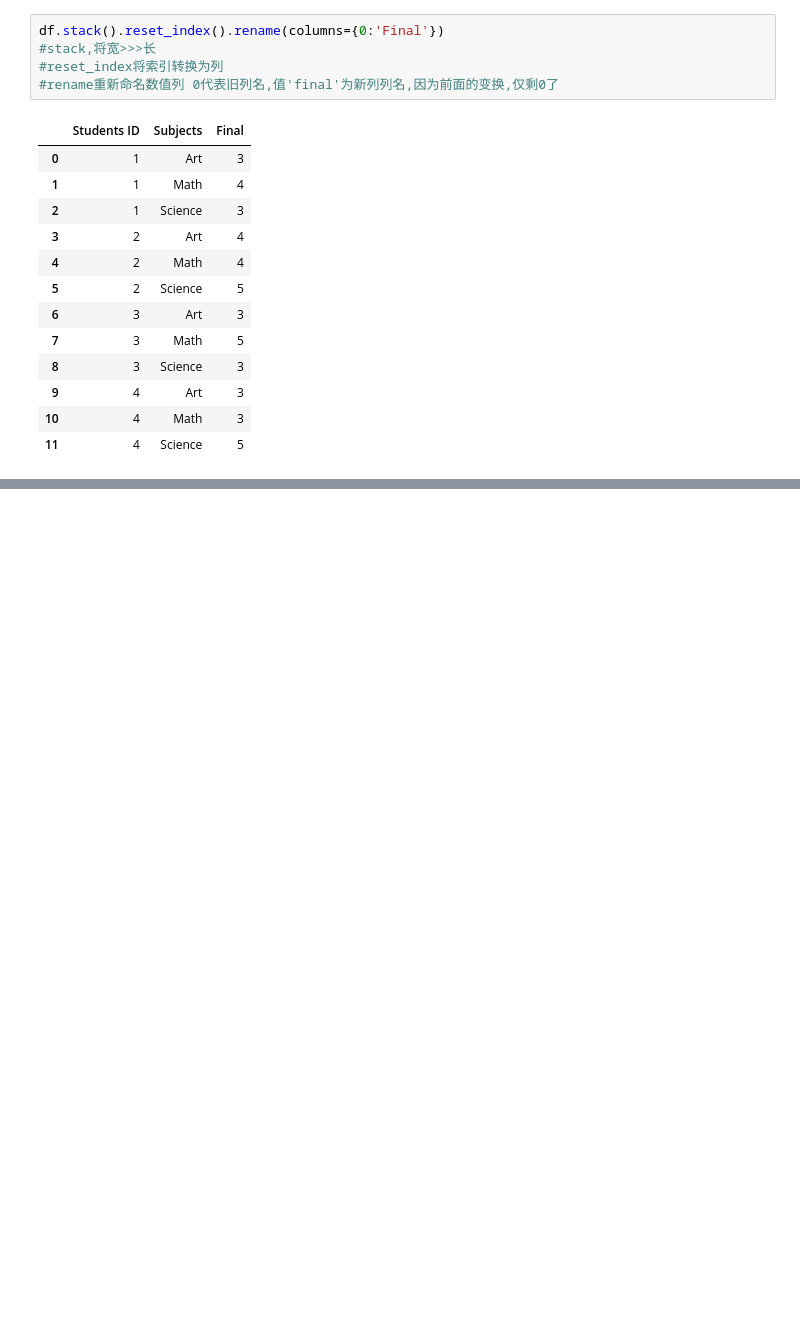
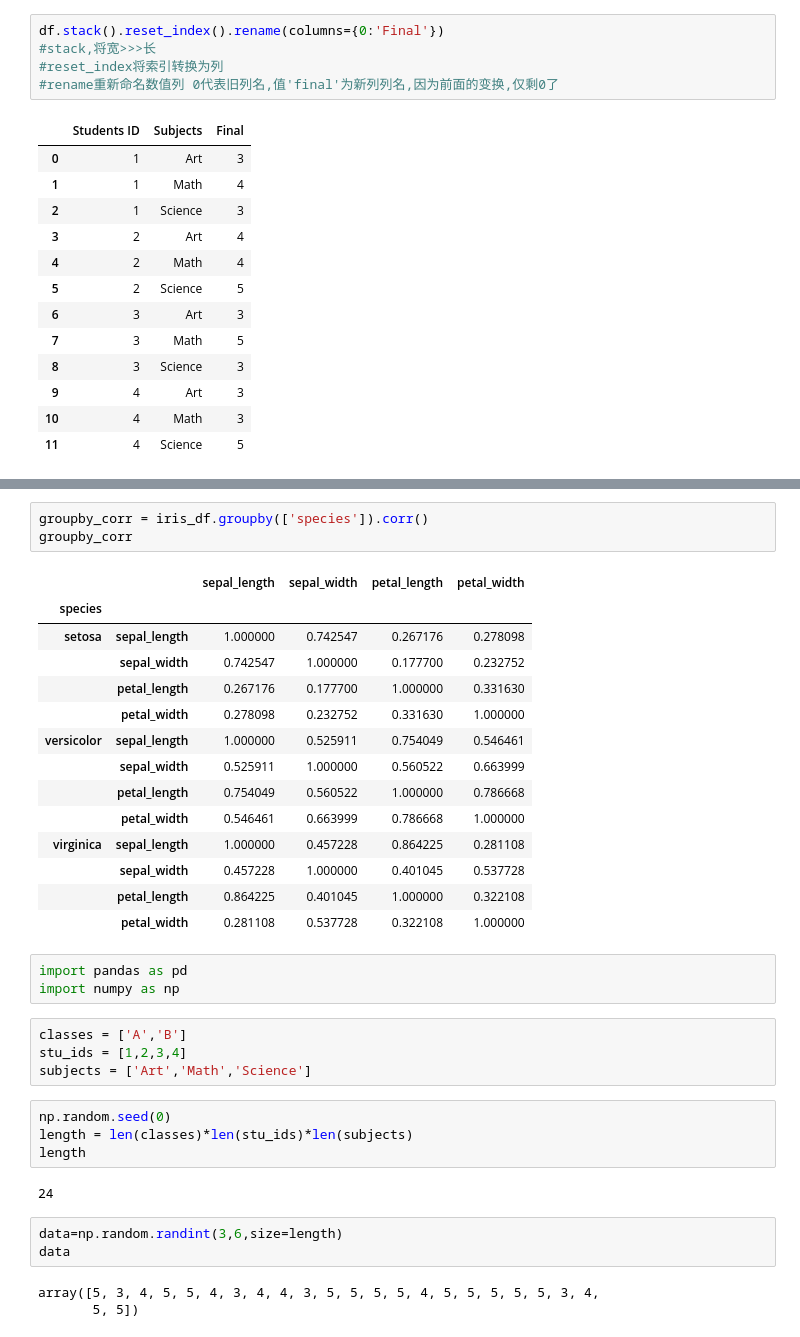
Before and after one commit to Arch-jyh/iris_books, a Jupyter notebook: book1/22/exersice.ipynb, the cells around one changed output, grey strips where cells are left out. Cells and saved outputs as stored; diff of their text form; blank space fills up the shorter version.

```diff
--- a/book1/22/exersice.ipynb
+++ b/book1/22/exersice.ipynb
@@ -314,0 +637,37 @@ df.stack().reset_index().rename(columns={0:'Final'})
+# %%
+groupby_corr = iris_df.groupby(['species']).corr()
+groupby_corr
+# %% [output]
+|  |  | sepal_length | sepal_width | petal_length | petal_width |
+| species |  |  |  |  |  |
+| setosa | sepal_length | 1.000000 | 0.742547 | 0.267176 | 0.278098 |
+|  | sepal_width | 0.742547 | 1.000000 | 0.177700 | 0.232752 |
+|  | petal_length | 0.267176 | 0.177700 | 1.000000 | 0.331630 |
+|  | petal_width | 0.278098 | 0.232752 | 0.331630 | 1.000000 |
+| versicolor | sepal_length | 1.000000 | 0.525911 | 0.754049 | 0.546461 |
+|  | sepal_width | 0.525911 | 1.000000 | 0.560522 | 0.663999 |
+|  | petal_length | 0.754049 | 0.560522 | 1.000000 | 0.786668 |
+|  | petal_width | 0.546461 | 0.663999 | 0.786668 | 1.000000 |
+| virginica | sepal_length | 1.000000 | 0.457228 | 0.864225 | 0.281108 |
+|  | sepal_width | 0.457228 | 1.000000 | 0.401045 | 0.537728 |
+|  | petal_length | 0.864225 | 0.401045 | 1.000000 | 0.322108 |
+|  | petal_width | 0.281108 | 0.537728 | 0.322108 | 1.000000 |
+# %%
+import pandas as pd
+import numpy as np
+# %%
+classes = ['A','B']
+stu_ids = [1,2,3,4]
+subjects = ['Art','Math','Science']
+# %%
+np.random.seed(0)
+length = len(classes)*len(stu_ids)*len(subjects)
+length
+# %% [output]
+24
+# %%
+data=np.random.randint(3,6,size=length)
+data
+# %% [output]
+array([5, 3, 4, 5, 5, 4, 3, 4, 4, 3, 5, 5, 5, 5, 4, 5, 5, 5, 5, 5, 3, 4,
+       5, 5])
```
Also changed, not shown: parts of 41 cells of this notebook, 1 other file.
